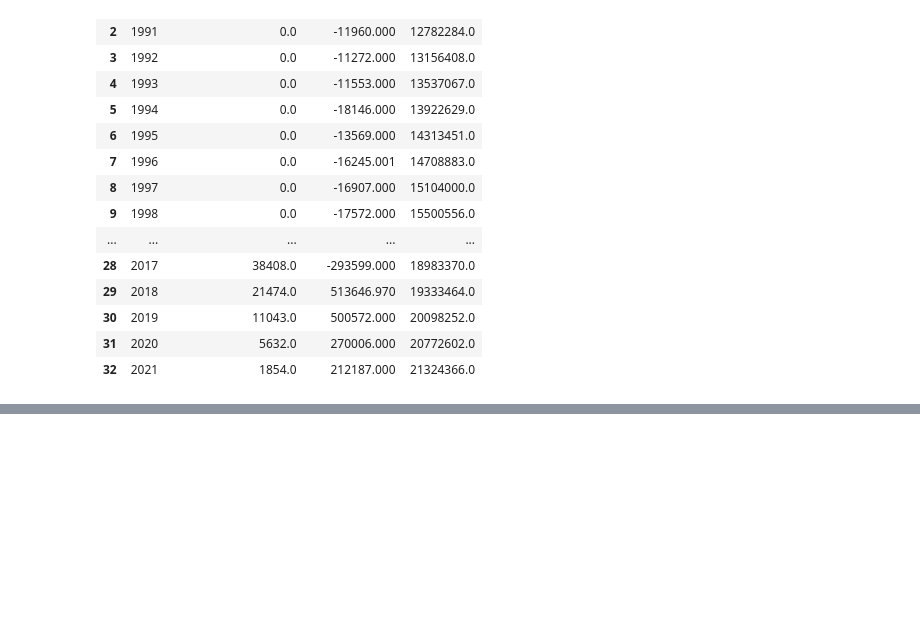
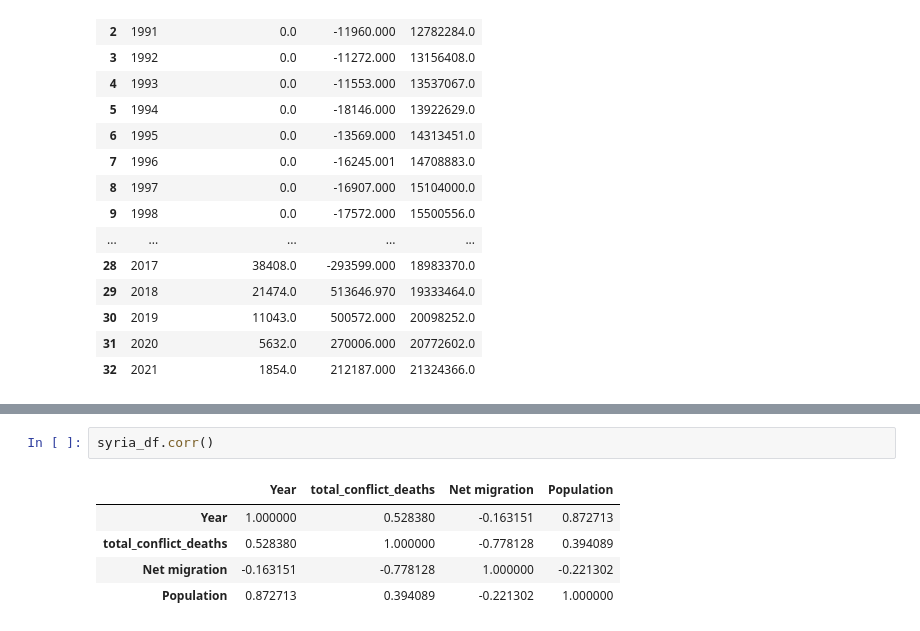
Before and after one commit to TrentonParker/Pythonic-Prodigies-Project-1, a Jupyter notebook: william_code.ipynb, the cells around one changed output, grey strips where cells are left out. Cells and saved outputs as stored; diff of their text form; blank space fills up the shorter version.

```diff
--- a/william_code.ipynb
+++ b/william_code.ipynb
@@ -313,0 +336,8 @@ plt.plot(syria_df.Year, syria_df["Net migration"], label="Net migration")
+# %%
+syria_df.corr()
+# %% [output]
+|  | Year | total_conflict_deaths | Net migration | Population |
+| Year | 1.000000 | 0.528380 | -0.163151 | 0.872713 |
+| total_conflict_deaths | 0.528380 | 1.000000 | -0.778128 | 0.394089 |
+| Net migration | -0.163151 | -0.778128 | 1.000000 | -0.221302 |
+| Population | 0.872713 | 0.394089 | -0.221302 | 1.000000 |
```
Also changed, not shown: parts of 13 cells of this notebook.
